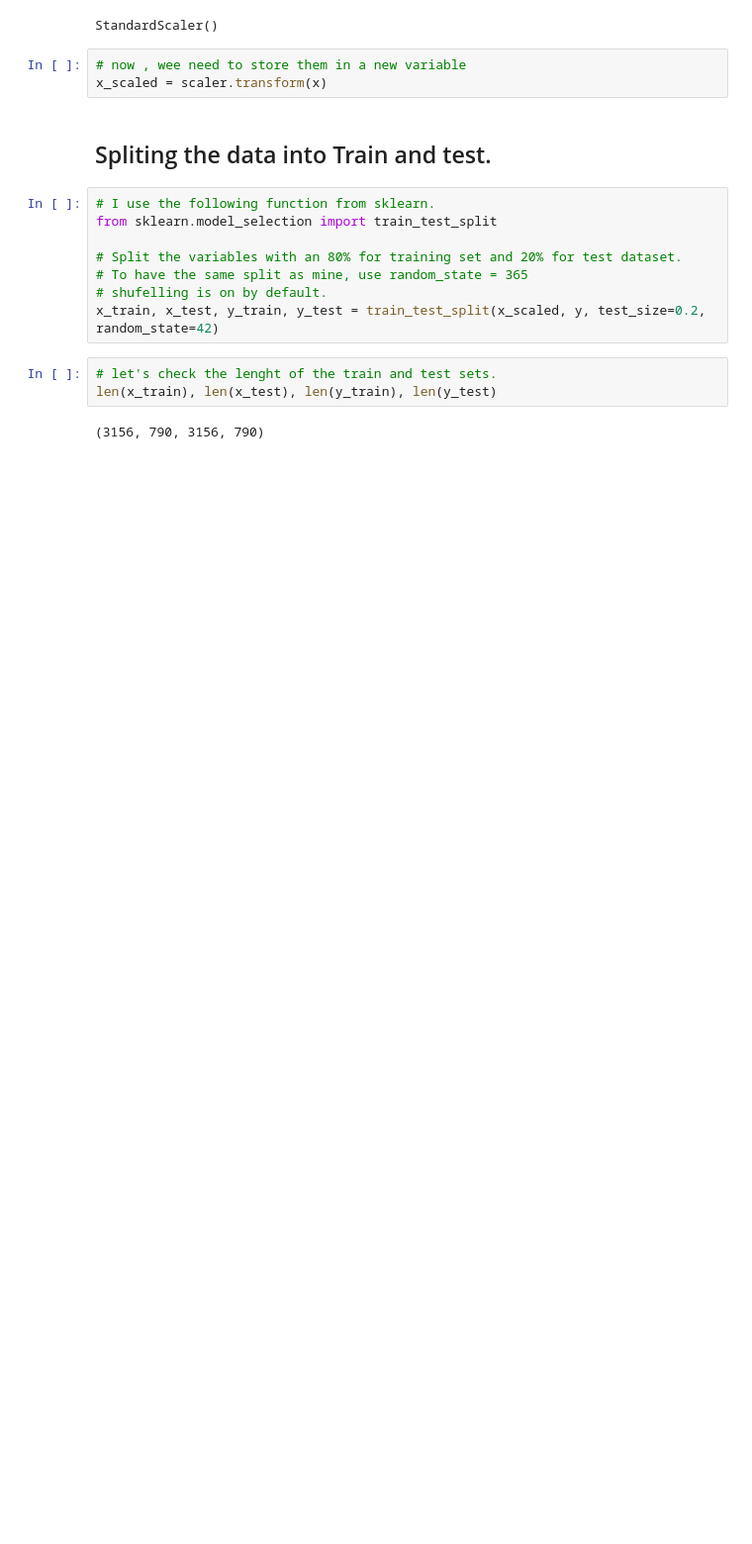
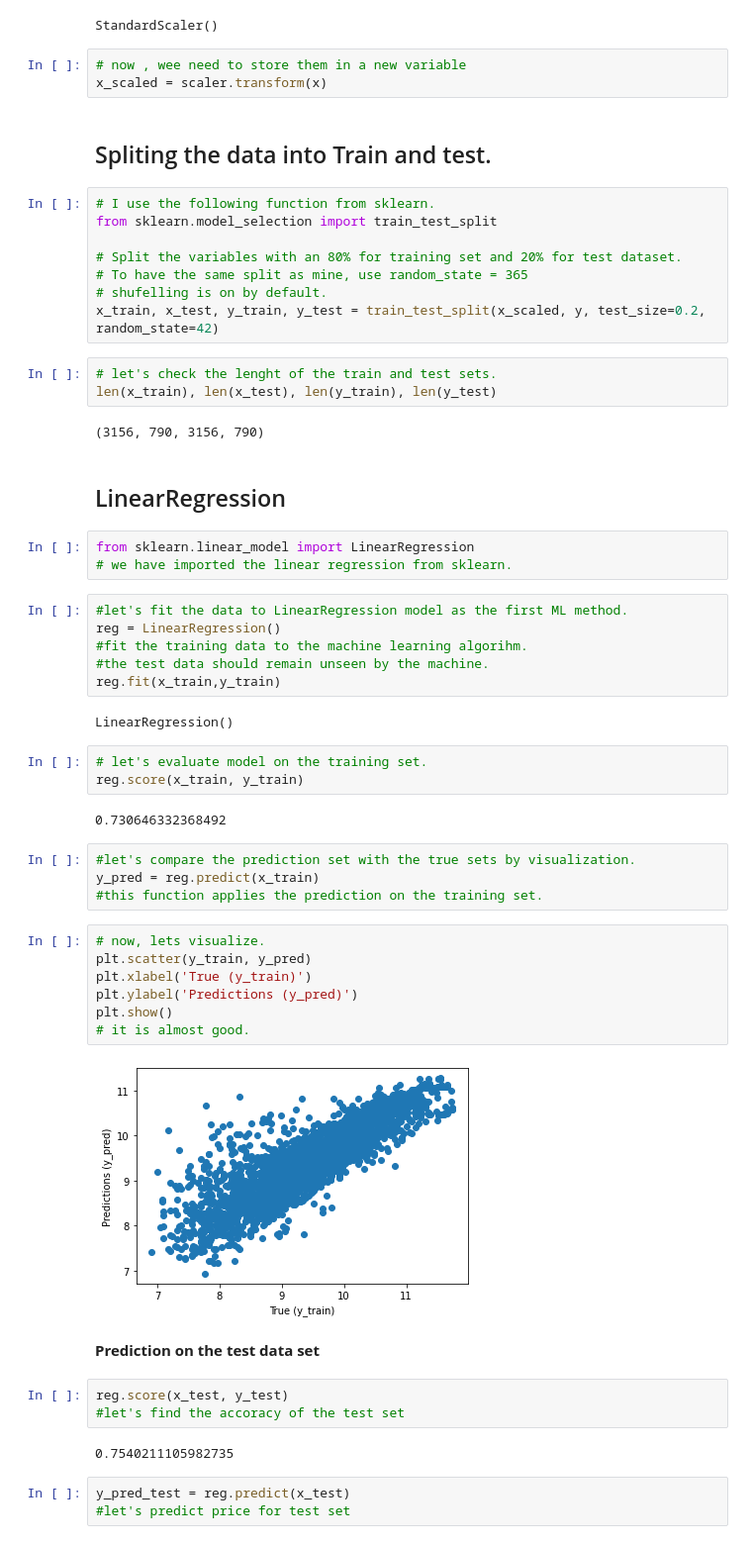
Before and after one commit to Poorya0071/Regression-machine-learning-and-deep-learning, a Jupyter notebook: car_price.ipynb, the cells around one changed output. Shown at 99% size. Drawn from its saved outputs; the diff is of its cells as text; blank space fills up the shorter version.

Commit message:
Linear regression

```diff
--- a/car_price.ipynb
+++ b/car_price.ipynb
@@ -385,3 +384,44 @@ x_train, x_test, y_train, y_test = train_test_split(x_scaled, y, test_size=0.2,
 len(x_train), len(x_test), len(y_train), len(y_test)
 # %% [output]
 (3156, 790, 3156, 790)
+# %% [markdown]
+## LinearRegression
+# %%
+from sklearn.linear_model import LinearRegression
+# we have imported the linear regression from sklearn.
+# %%
+#let's fit the data to LinearRegression model as the first ML method.
+reg = LinearRegression()
+#fit the training data to the machine learning algorihm.
+#the test data should remain unseen by the machine.
+reg.fit(x_train,y_train)
+# %% [output]
+LinearRegression()
+# %%
+# let's evaluate model on the training set.
+reg.score(x_train, y_train)
+# %% [output]
+0.730646332368492
+# %%
+#let's compare the prediction set with the true sets by visualization.
+y_pred = reg.predict(x_train)
+#this function applies the prediction on the training set.
+# %%
+# now, lets visualize.
+plt.scatter(y_train, y_pred)
+plt.xlabel('True (y_train)')
+plt.ylabel('Predictions (y_pred)')
+plt.show()
+# it is almost good.
+# %% [output]
+[figure, added]
+# %% [markdown]
+**Prediction on the test data set**
+# %%
+reg.score(x_test, y_test)
+#let's find the accoracy of the test set
+# %% [output]
+0.7540211105982735
+# %%
+y_pred_test = reg.predict(x_test)
+#let's predict price for test set
```
Also changed, not shown: parts of 7 cells of this notebook.
